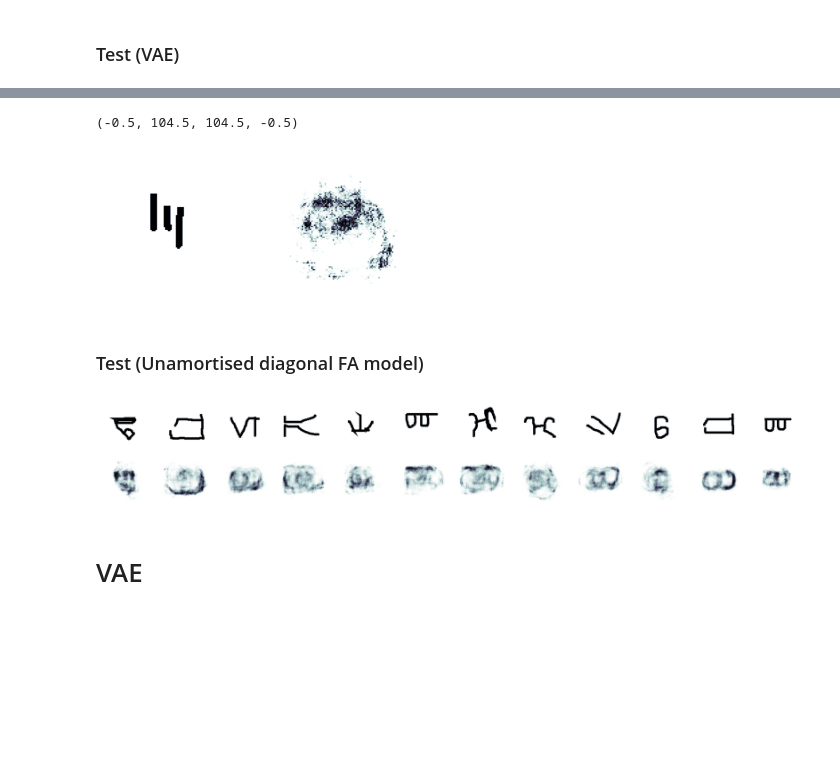
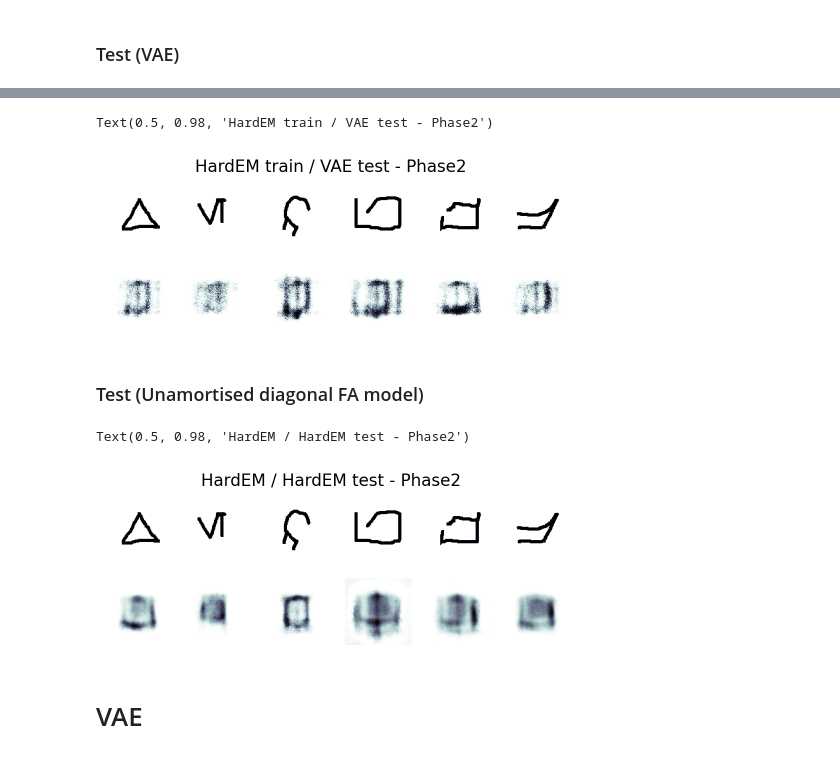
Before and after one commit to gerdm/hard-em-lvm, a Jupyter notebook: notebooks/22-phase1-2-omniglot.ipynb, the cells around one changed output, grey strips where cells are left out. Cells and saved outputs as stored; diff of their text form; code cells hidden in the pictures; blank space fills up the shorter version.

```diff
--- a/notebooks/22-phase1-2-omniglot.ipynb
+++ b/notebooks/22-phase1-2-omniglot.ipynb
@@ -273,13 +280,0 @@ Wall time: 12.4 s
-# %%
-ix_target = 10
-_, rec = eval_unamortised(model, X_warmup, state_encoder.params, state_decoder.params)
-
-fig, ax = plt.subplots(1, 2, figsize=(5, 3))
-X_rec = nn.sigmoid(rec[ix_target].reshape(dim_width, dim_width))
-X_org = X_warmup[ix_target].reshape(dim_width, dim_width)
-
-ax[0].imshow(X_org, cmap="bone")
-ax[1].imshow(X_rec, cmap="bone")
-ax[0].axis("off")
-ax[1].axis("off")
-plt.axis("off")
@@ -289,9 +298,15 @@ plt.axis("off")
 # %% [markdown]
 ### Test (VAE)
+# %%
+tx_test = optax.adam(1e-5)
+config_test = hlax.unamortised.Config(
+    num_epochs=1000,
+    batch_size=200,
+    num_e_steps=3
+)
 # %%
 %%time
 
-tx_vae = optax.adam(1e-5)
 model_vae = hlax.models.VAEBern(dim_latent, dim_obs[0], Encoder, Decoder)
 params_test_init = model_vae.init(key_test, X_test[:2], key_test)
 
@@ -302,10 +317,11 @@ params_test_init = freeze(params_test_init)
 state_vae_test = TrainState.create(
     apply_fn=model_vae.apply,
     params=params_test_init,
-    tx=tx_vae,
+    tx=tx_test,
 )
 
 output_test = hlax.amortised.train_encoder(
-    key_train, config_test, X_warmup, state_vae_test, elbo_bern
+    key_train, config_test, X_test, state_vae_test, elbo_bern
 )
+hist_loss_hem_amortised = output_test[1]
 # %% [output]
@@ -314,16 +330,17 @@ Wall time: 7.28 s
 # %%
-ix_target = 1
-X_rec = model_vae.apply(output_test[0].params, X_test[ix_target], key)[2][0].reshape(dim_width, dim_width)
-X_rec = nn.sigmoid(X_rec)
-X_org = X_test[ix_target].reshape(dim_width, dim_width)
+fig, axs = plt.subplots(2, n_show, figsize=(6, 2))
+for ax, ix_target in zip(axs.T, ixs_target):
+    img_truth = X_test[ix_target].reshape(dim_width, dim_width)
+    img_reconstruct = model_vae.apply(output_test[0].params, X_test[ix_target], key)[2][0].reshape(dim_width, dim_width)
+    img_reconstruct = nn.sigmoid(img_reconstruct)
 
-fig, ax = plt.subplots(1, 2, figsize=(4, 5))
-ax[0].imshow(X_org, cmap="bone")
-ax[1].imshow(X_rec, cmap="bone")
-ax[0].axis("off")
-ax[1].axis("off")
+    ax[0].imshow(img_truth, cmap="bone")
+    ax[1].imshow(img_reconstruct, cmap="bone")
+    ax[0].axis("off")
+    ax[1].axis("off")
+plt.suptitle("HardEM train / VAE test - Phase2")
 # %% [output]
-(-0.5, 104.5, 104.5, -0.5)
+Text(0.5, 0.98, 'HardEM train / VAE test - Phase2')
-[figure, old version]
+[figure, new version]
 # %% [markdown]
 ### Test (Unamortised diagonal FA model)
@@ -341,16 +352,18 @@ hist_loss_hem = res_hem_test["hist_loss"]
 # %%
-fig, axs = plt.subplots(2, n_show, figsize=(12, 2))
+fig, axs = plt.subplots(2, n_show, figsize=(6, 2))
 for ax, ix_target in zip(axs.T, ixs_target):
     img_truth = X_test[ix_target].reshape(dim_width, dim_width)
-    img_reconstruct = eval_unamortised(model_test, X_test, params_encoder_hem_test, params_decoder_hem)[1][ix_target]#[2][0][ix_target]
+    # img_reconstruct = eval_unamortised(model_test, X_test, params_encoder_hem_test, params_decoder_hem)[2][0][ix_target]
+    img_reconstruct = eval_unamortised(model_test, X_test, params_encoder_hem_test, params_decoder_hem)[1][ix_target]
     ax[0].imshow(img_truth, cmap="bone")
     img_reconstruct = nn.sigmoid(img_reconstruct).reshape(dim_width, dim_width)
     ax[1].imshow(img_reconstruct, cmap="bone")
     ax[0].axis("off")
     ax[1].axis("off")
-plt.tight_layout()
+plt.suptitle("HardEM / HardEM test - Phase2")
 # %% [output]
+Text(0.5, 0.98, 'HardEM / HardEM test - Phase2')
-[figure, old version]
+[figure, new version]
 # %% [markdown]
 # VAE
 # %%
```
Also changed, not shown: parts of 20 cells of this notebook, 3 other files.
